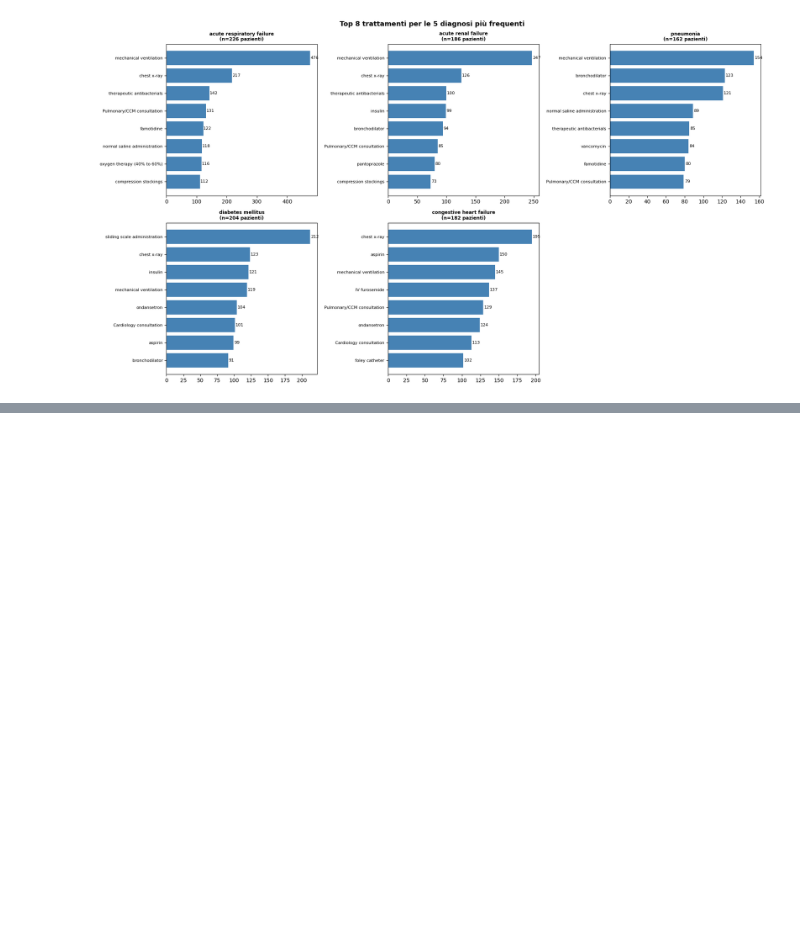
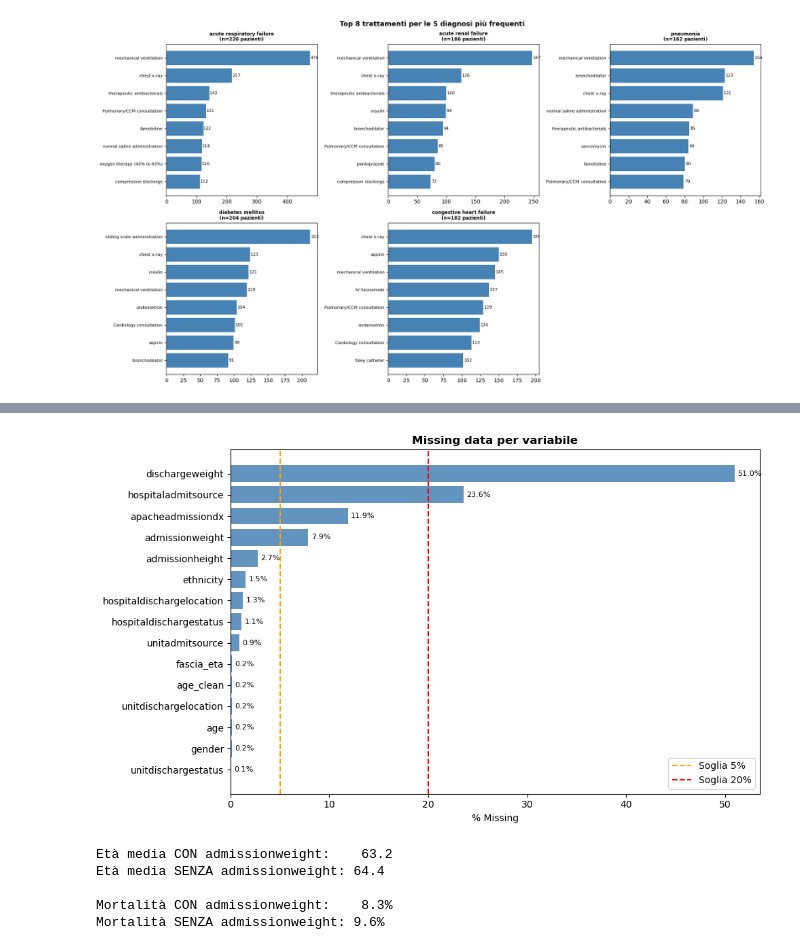
Before and after one commit to XXY126/Causal-Inference-on-eICU-collaborative-research-database, a Jupyter notebook: notebooks/data_exploring.ipynb, the cells around one changed output, grey strips where cells are left out. Cells and saved outputs as stored; diff of their text form; code cells hidden in the pictures; blank space fills up the shorter version.

```diff
--- a/notebooks/data_exploring.ipynb
+++ b/notebooks/data_exploring.ipynb
@@ -439,0 +513,10 @@ plt.show()
+# %%
+missing = df_p.isnull().sum()
+missing_pct = df_p.isnull().mean() * 100
+
+missing_df = pd.DataFrame({
+    'n_missing': missing,
+    'pct_missing': missing_pct
+}).sort_values('pct_missing', ascending=False)
+
+print(missing_df[missing_df['n_missing'] > 0])
@@ -439,0 +540,38 @@ plt.show()
+# %%
+import matplotlib.pyplot as plt
+
+# Solo variabili con almeno 1 missing
+missing_plot = missing_pct[missing_pct > 0].sort_values(ascending=True)
+
+fig, ax = plt.subplots(figsize=(10, 6))
+bars = ax.barh(missing_plot.index, missing_plot.values, color="steelblue", alpha=0.85)
+
+for bar, val in zip(bars, missing_plot.values):
+    ax.text(bar.get_width() + 0.3, bar.get_y() + bar.get_height()/2,
+            f'{val:.1f}%', va='center', fontsize=8)
+
+ax.axvline(5, color='orange', linestyle='--', label='Soglia 5%')
+ax.axvline(20, color='red', linestyle='--', label='Soglia 20%')
+ax.set_xlabel('% Missing')
+ax.set_title('Missing data per variabile', fontweight='bold')
+ax.legend()
+plt.tight_layout()
+plt.savefig('missing_data.png', dpi=150, bbox_inches='tight')
+plt.show()
+# %% [output]
+[figure, added]
+# %%
+# Test semplice: i pazienti con missing sono diversi da quelli senza?
+var = "admissionweight"
+
+print(f"Età media CON {var}:    {df_p[df_p[var].notna()]['age_clean'].mean():.1f}")
+print(f"Età media SENZA {var}: {df_p[df_p[var].isna()]['age_clean'].mean():.1f}")
+
+print(f"\nMortalità CON {var}:    {df_p[df_p[var].notna()]['deceduto'].mean()*100:.1f}%")
+print(f"Mortalità SENZA {var}: {df_p[df_p[var].isna()]['deceduto'].mean()*100:.1f}%")
+# %% [output]
+Età media CON admissionweight:    63.2
+Età media SENZA admissionweight: 64.4
+
+Mortalità CON admissionweight:    8.3%
+Mortalità SENZA admissionweight: 9.6%
```
Also changed, not shown: parts of 5 cells of this notebook, 7 other files.
